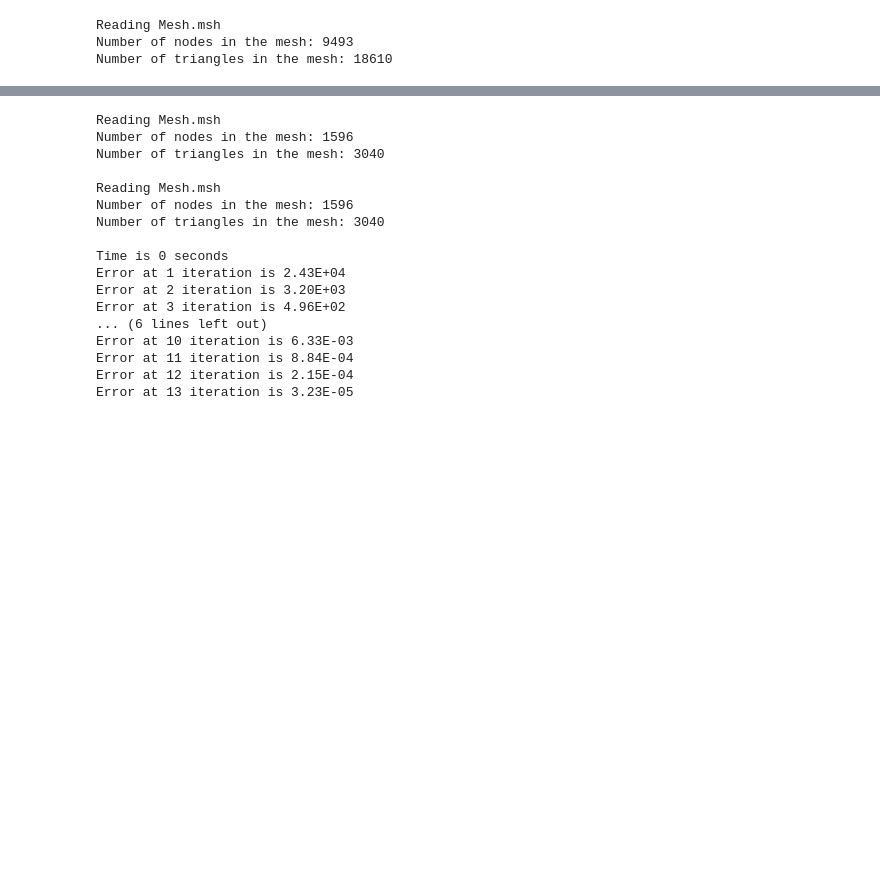
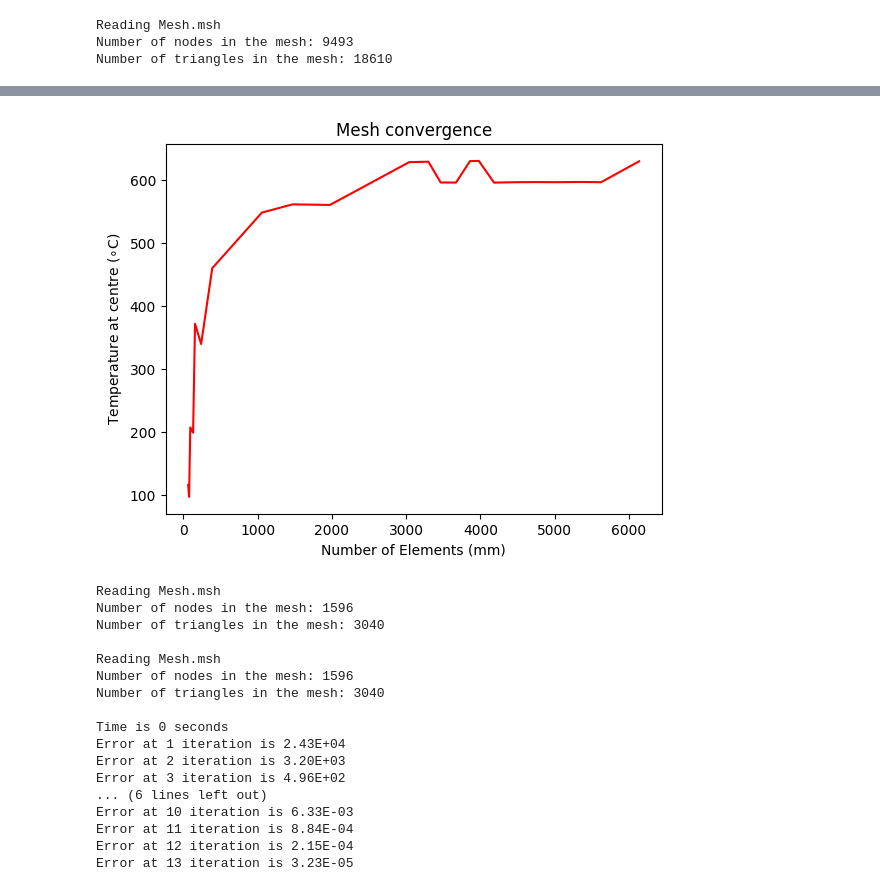
Before and after one commit to me21b172/ME5204-Project, a Jupyter notebook: Anuj/Final.ipynb, the cells around one changed output, grey strips where cells are left out. Cells and saved outputs as stored; diff of their text form; code cells hidden in the pictures; blank space fills up the shorter version.

```diff
--- a/Anuj/Final.ipynb
+++ b/Anuj/Final.ipynb
@@ -653,3 +699,12 @@ Number of triangles in the mesh: 18610
+# %%
+ele = np.argsort(numberOfEles)
+plt.plot(np.array(numberOfEles)[ele],np.array(T_reps)[ele],'r')
+plt.title('Mesh convergence')
+plt.xlabel('Number of Elements (mm)')
+plt.ylabel(r'Temperature at centre ($\circ$C)')
+plt.show()
+# %% [output]
+[figure, added]
 # %%
 nodecoords,ele_con = createMesh(geo_file='rectange.geo',
                                 meshFactorForEntireSurface=1
```
Also changed, not shown: parts of 1 cell of this notebook, 1 other file.
